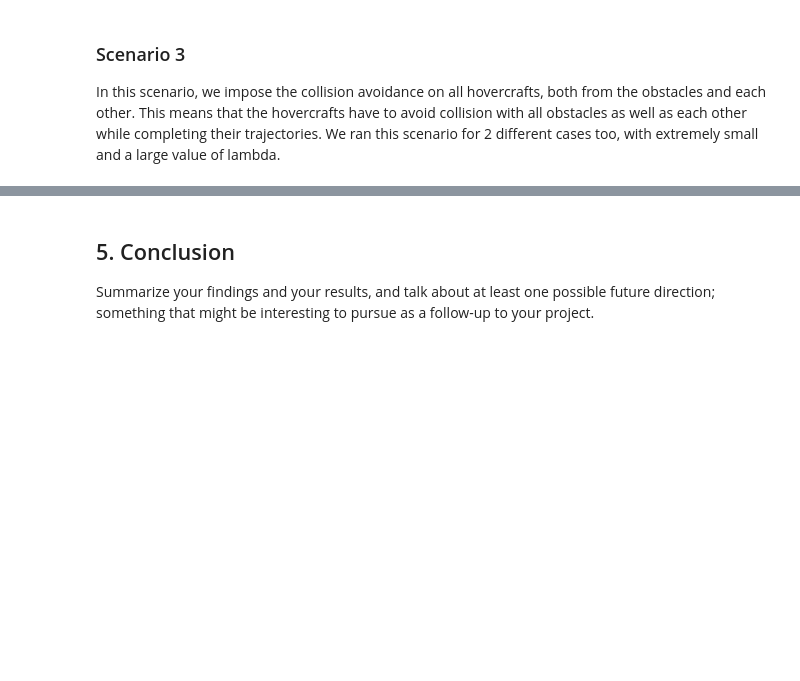
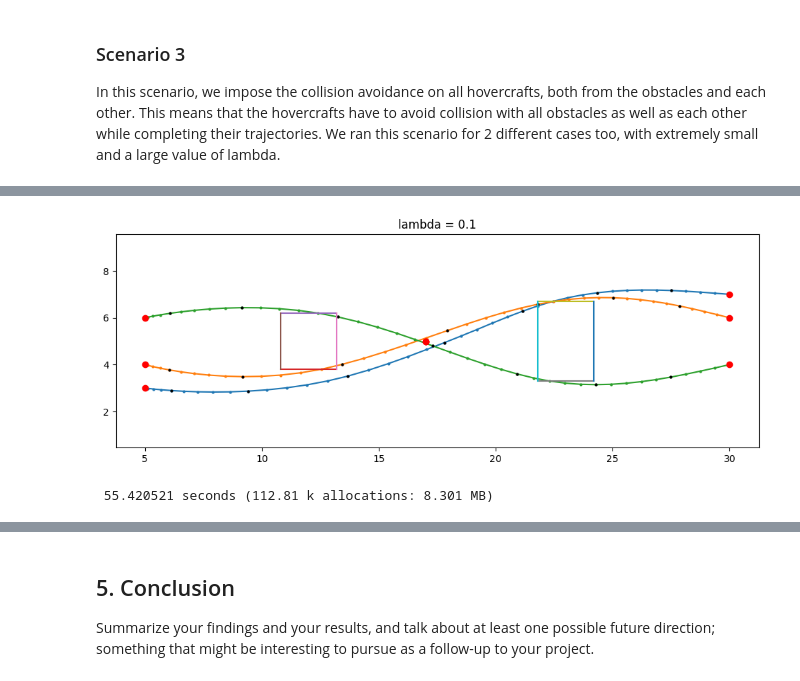
Before and after one commit to KaranTalreja/Hovercraft3D, a Jupyter notebook: draft1_project.ipynb, the cells around one changed output, grey strips where cells are left out. Drawn from its saved outputs; the diff is of its cells as text; code cells hidden in the pictures; blank space fills up the shorter version.

```diff
--- a/draft1_project.ipynb
+++ b/draft1_project.ipynb
@@ -515,7 +535,8 @@ J1 = zeros(Npts)
 J2 = zeros(Npts)
 
 for (i,lambda) in enumerate(logspace(-5,2,Npts))
-    xopt, uopt, objectivevalue, J1[i], J2[i] = solveMaze(numWayPoints, numHoverCrafts, numObstacles, A, bo, inputWayPoints, true, true, lambda)
+    xopt, uopt, objectivevalue, J1[i], J2[i] =
+    solveMaze(numWayPoints, numHoverCrafts, numObstacles, A, bo, inputWayPoints, true, true, lambda)
 end
 
 figure()
@@ -545,11 +583,11 @@ inputWayPoints[:,:,2] = [5  17 30
 inputWayPoints[:,:,3] = [5  17 30
                          7  5  4]
 
-inputObstacles = [ 12  17  23  17  14.5   19.5
-       5   8    5   2   6.5     3.5]
+inputObstacles = [ 12  17  23  17
+                   5   8    5   2]
 
-bbo = [ 1.2  1.2 1.2  1.2  .7  .7
-        1.2  1.2 1.7  1.2  .7  .7]
+bbo = [ 1.2  1.2 1.2  1.2
+        1.2  1.2 1.7  1.2]
 
 for i in 1:numObstacles
     bo[1,i] = inputObstacles[1,i] - bbo[1,i]
@@ -558,7 +596,8 @@ for i in 1:numObstacles
     bo[4,i] = -(inputObstacles[2,i] + bbo[2,i])
 end
 
-xopt, uopt, objectivevalue, j1, j2 = solveMaze(numWayPoints, numHoverCrafts, numObstacles, A, bo, inputWayPoints, true, true, lambda)
+@time xopt, uopt, objectivevalue, j1, j2 =
+solveMaze(numWayPoints, numHoverCrafts, numObstacles, A, bo, inputWayPoints, true, true, lambda)
 figure()
 plotMazeSolution(xopt, numWayPoints, numHoverCrafts, numObstacles, A, bo, inputWayPoints, inputObstacles)
 title("lambda = 0.1")
@@ -568,0 +617,48 @@ PyObject <matplotlib.text.Text object at 0x...>
+# %%
+lambda = 0.1
+
+numWayPoints = 3
+numHoverCrafts = 3
+numObstacles = 2
+
+inputWayPoints = zeros(2, numWayPoints, numHoverCrafts)
+inputObstacles = zeros(2, numObstacles)
+bbo = zeros(2, numObstacles)
+bo = zeros(4, numObstacles)
+T = zeros(Int,numWayPoints)
+
+T[1] = 1
+T[2] = 20
+T[3] = 40
+
+inputWayPoints[:,:,1] = [5  17 30
+                         3  5  7]
+
+inputWayPoints[:,:,2] = [5  17 30
+                         4  5  6]
+
+inputWayPoints[:,:,3] = [5  17 30
+                         6  5  4]
+
+inputObstacles = [ 12  23
+                   5  5 ]
+
+bbo = [ 1.2  1.2
+        1.2  1.7]
+
+for i in 1:numObstacles
+    bo[1,i] = inputObstacles[1,i] - bbo[1,i]
+    bo[2,i] = -(inputObstacles[1,i] + bbo[1,i])
+    bo[3,i] = inputObstacles[2,i] - bbo[2,i]
+    bo[4,i] = -(inputObstacles[2,i] + bbo[2,i])
+end
+
+@time xopt, uopt, objectivevalue, j1, j2 =
+solveMaze(numWayPoints, numHoverCrafts, numObstacles, A, bo, inputWayPoints, true, true, lambda)
+figure()
+plotMazeSolution(xopt, numWayPoints, numHoverCrafts, numObstacles, A, bo, inputWayPoints, inputObstacles)
+title("lambda = 0.1")
+;
+# %% [output]
+[figure, added]
+ 55.420521 seconds (112.81 k allocations: 8.301 MB)
```
Also changed, not shown: parts of 26 cells of this notebook.
